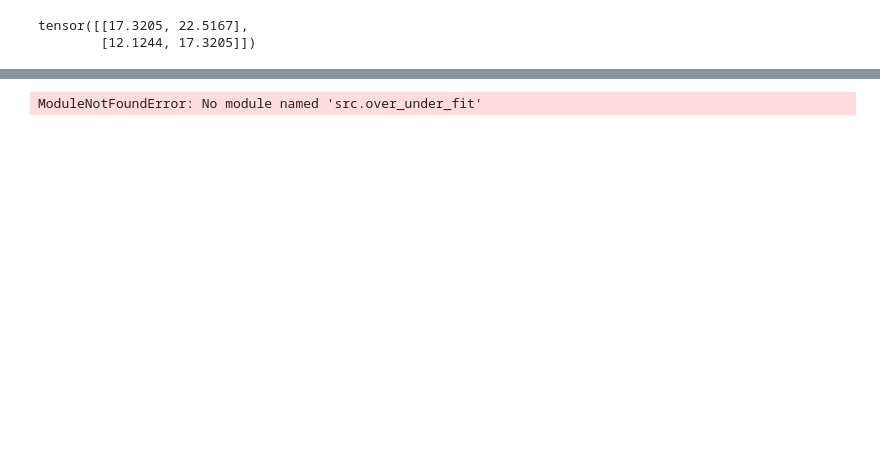
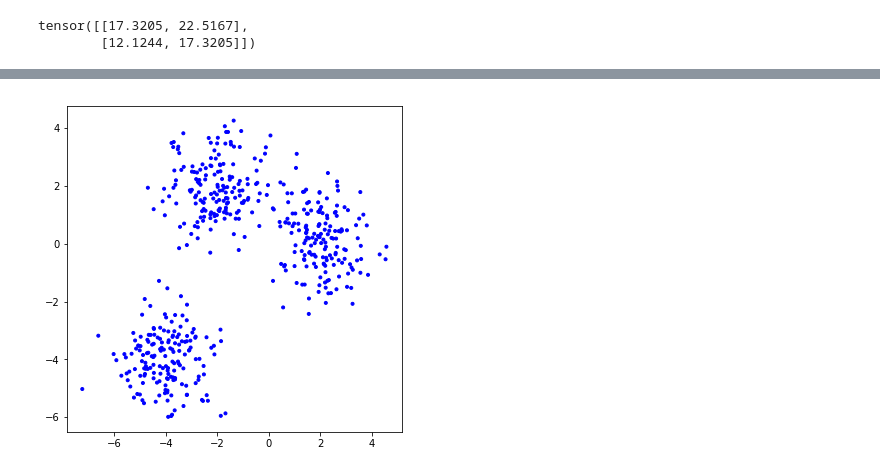
Before and after one commit to DavidMertz/PyTorch-webinar, a Jupyter notebook: NetworkExamples_3.ipynb, the cells around one changed output, grey strips where cells are left out. Cells and saved outputs as stored; diff of their text form; code cells hidden in the pictures; blank space fills up the shorter version.

```diff
--- a/NetworkExamples_3.ipynb
+++ b/NetworkExamples_3.ipynb
@@ -114,5 +140,6 @@ def kmeans(X, n_clusters, tol=1e-4):
 # %%
-from src.over_under_fit import cluster
-cluster(4)
+%matplotlib inline
+from src.over_under_fit import cluster, blobs, show_clusters
+cluster(1, blobs=blobs)
 # %% [output]
-ModuleNotFoundError: No module named 'src.over_under_fit'
+[figure, added]
```
Also changed, not shown: parts of 13 cells of this notebook, 1 other file.
